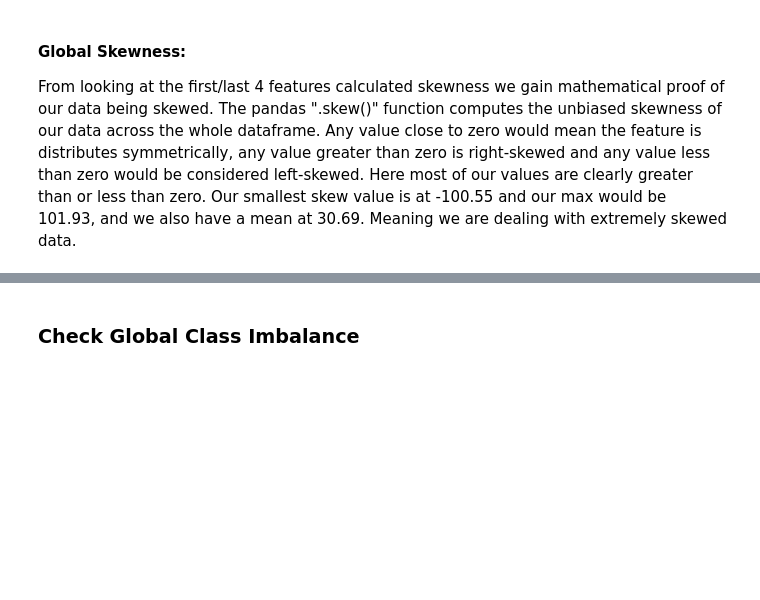
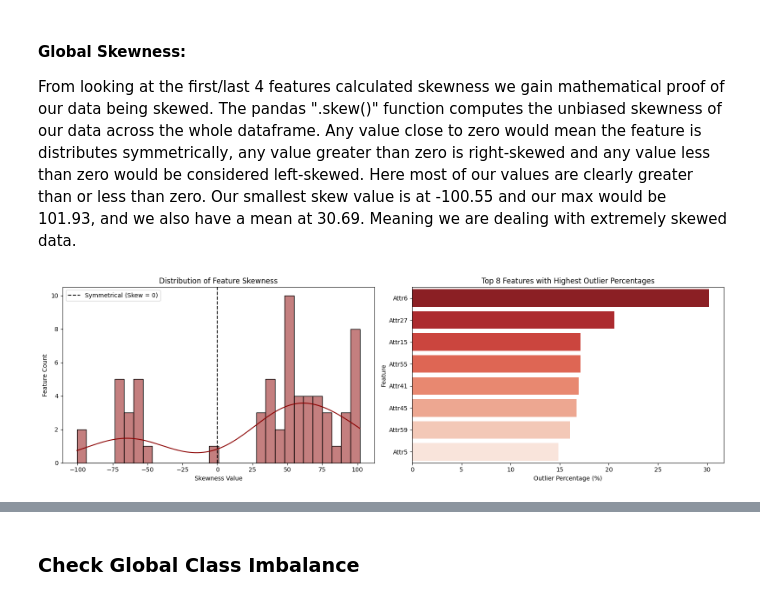
Before and after one commit to DanielRamirez0430/ASDS-5302-Summer-2026-Final-Project-, a Jupyter notebook: Data_Loading_EDA_Preprocessing.ipynb, the cells around one changed output, grey strips where cells are left out. Cells and saved outputs as stored; diff of their text form; code cells hidden in the pictures; blank space fills up the shorter version.

```diff
--- a/Data_Loading_EDA_Preprocessing.ipynb
+++ b/Data_Loading_EDA_Preprocessing.ipynb
@@ -323,4 +336,29 @@ dtype: float64
 #### Global Skewness:
 From looking at the first/last 4 features calculated skewness we gain mathematical proof of our data being skewed. The pandas ".skew()" function computes the unbiased skewness of our data across the whole dataframe. Any value close to zero would mean the feature is distributes symmetrically, any value greater than zero is right-skewed and any value less than zero would be considered left-skewed. Here most of our values are clearly greater than or less than zero. Our smallest skew value is at -100.55 and our max would be 101.93, and we also have a mean at 30.69. Meaning we are dealing with extremely skewed data.
 # %%
-# More visualiztions of outliers and skewness
+fig, axes = plt.subplots(1, 2, figsize=(16, 5))
+
+sns.histplot(skew, kde=True, ax=axes[0], color='darkred', bins=30)
+axes[0].axvline(0, color='black', linestyle='--', linewidth=1.5, label='Symmetrical (Skew = 0)')
+axes[0].set_title('Distribution of Feature Skewness', fontsize=12)
+axes[0].set_xlabel('Skewness Value')
+axes[0].set_ylabel('Feature Count')
+axes[0].legend()
+
+top_outliers = outliers_summary.head(8).index
+sns.barplot(
+    x=outliers_summary.loc[top_outliers, 'Outlier Percent'],
+    y=top_outliers,
+    hue=top_outliers,
+    legend=False,
+    ax=axes[1],
+    palette='Reds_r'
+)
+axes[1].set_title('Top 8 Features with Highest Outlier Percentages', fontsize=12)
+axes[1].set_xlabel('Outlier Percentage (%)')
+axes[1].set_ylabel('Feature')
+
+plt.tight_layout()
+plt.show()
+# %% [output]
+[figure, added]
```
Also changed, not shown: parts of 7 cells of this notebook.
